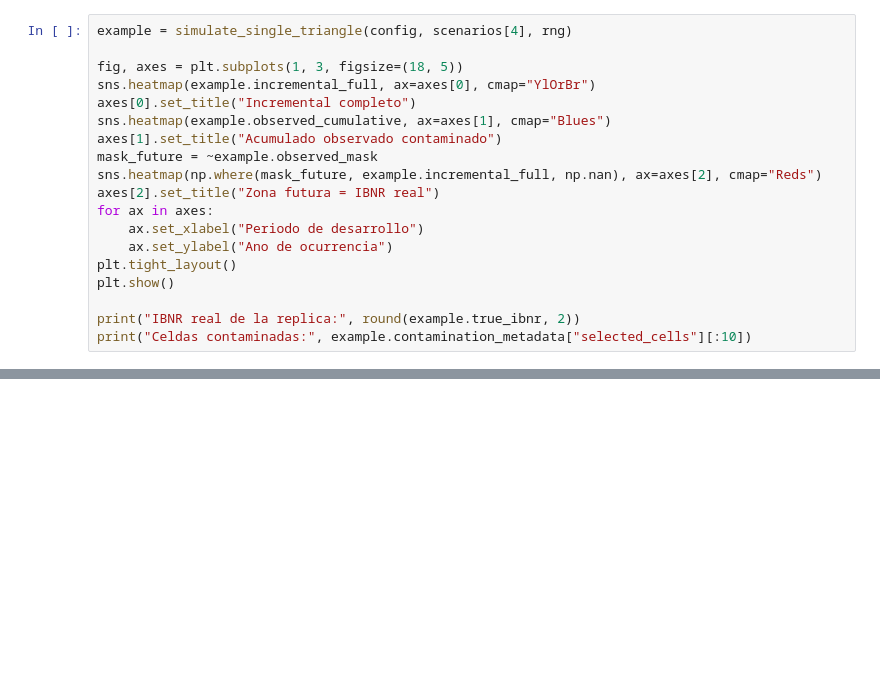
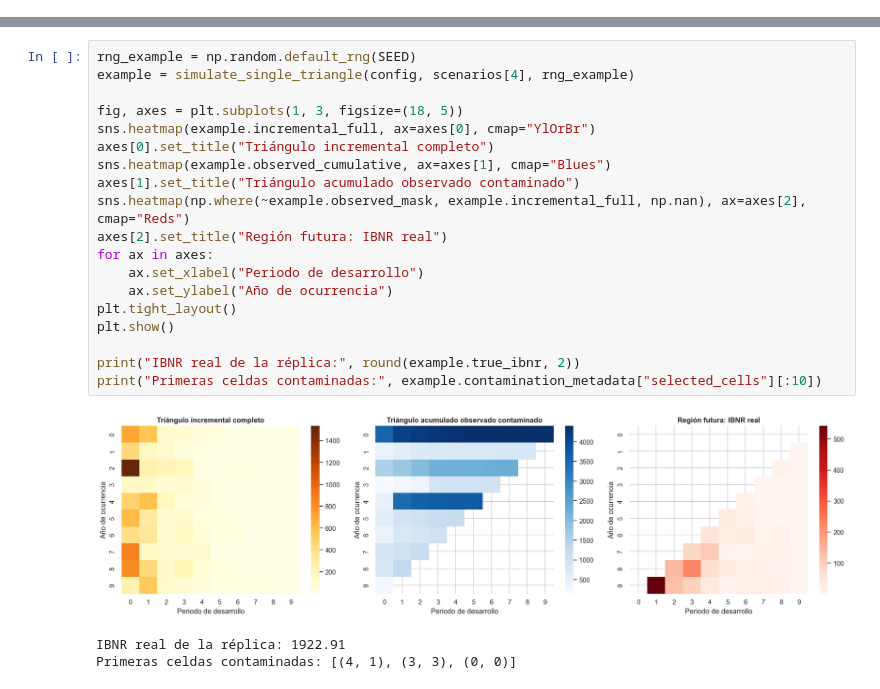
Before and after one commit to nataliazarate1/Proyecto-IBNR-R, a Jupyter notebook: notebooks/ibnr_chain_ladder_robusto.ipynb, the cells around one changed output, grey strips where cells are left out. Saved outputs shown, nothing was run; the diff lists cells and outputs as text; blank space fills up the shorter version.

```diff
--- a/notebooks/ibnr_chain_ladder_robusto.ipynb
+++ b/notebooks/ibnr_chain_ladder_robusto.ipynb
@@ -152,19 +191,0 @@ Antes de correr 1000 replicas por escenario, conviene inspeccionar una sola repl
-# %%
-example = simulate_single_triangle(config, scenarios[4], rng)
-
-fig, axes = plt.subplots(1, 3, figsize=(18, 5))
-sns.heatmap(example.incremental_full, ax=axes[0], cmap="YlOrBr")
-axes[0].set_title("Incremental completo")
-sns.heatmap(example.observed_cumulative, ax=axes[1], cmap="Blues")
-axes[1].set_title("Acumulado observado contaminado")
-mask_future = ~example.observed_mask
-sns.heatmap(np.where(mask_future, example.incremental_full, np.nan), ax=axes[2], cmap="Reds")
-axes[2].set_title("Zona futura = IBNR real")
-for ax in axes:
-    ax.set_xlabel("Periodo de desarrollo")
-    ax.set_ylabel("Ano de ocurrencia")
-plt.tight_layout()
-plt.show()
-
-print("IBNR real de la replica:", round(example.true_ibnr, 2))
-print("Celdas contaminadas:", example.contamination_metadata["selected_cells"][:10])
@@ -396,0 +198,23 @@ En un capitulo metodologico, eso es valioso porque no solo presentas resultados:
+# %%
+rng_example = np.random.default_rng(SEED)
+example = simulate_single_triangle(config, scenarios[4], rng_example)
+
+fig, axes = plt.subplots(1, 3, figsize=(18, 5))
+sns.heatmap(example.incremental_full, ax=axes[0], cmap="YlOrBr")
+axes[0].set_title("Triángulo incremental completo")
+sns.heatmap(example.observed_cumulative, ax=axes[1], cmap="Blues")
+axes[1].set_title("Triángulo acumulado observado contaminado")
+sns.heatmap(np.where(~example.observed_mask, example.incremental_full, np.nan), ax=axes[2], cmap="Reds")
+axes[2].set_title("Región futura: IBNR real")
+for ax in axes:
+    ax.set_xlabel("Periodo de desarrollo")
+    ax.set_ylabel("Año de ocurrencia")
+plt.tight_layout()
+plt.show()
+
+print("IBNR real de la réplica:", round(example.true_ibnr, 2))
+print("Primeras celdas contaminadas:", example.contamination_metadata["selected_cells"][:10])
+# %% [output]
+[figure, added]
+IBNR real de la réplica: 1922.91
+Primeras celdas contaminadas: [(4, 1), (3, 3), (0, 0)]
```
Also changed, not shown: parts of 72 cells of this notebook, 10 other files.
